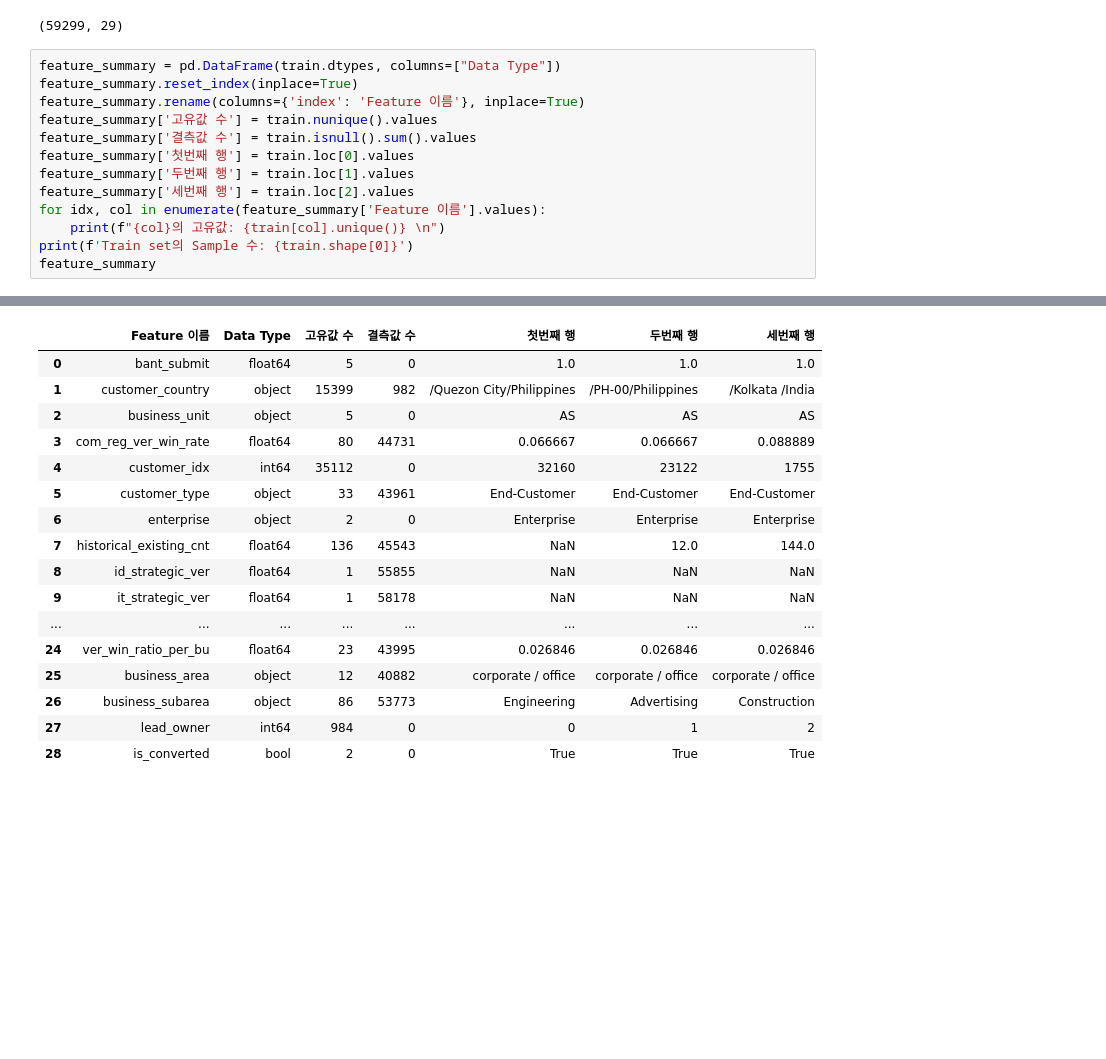
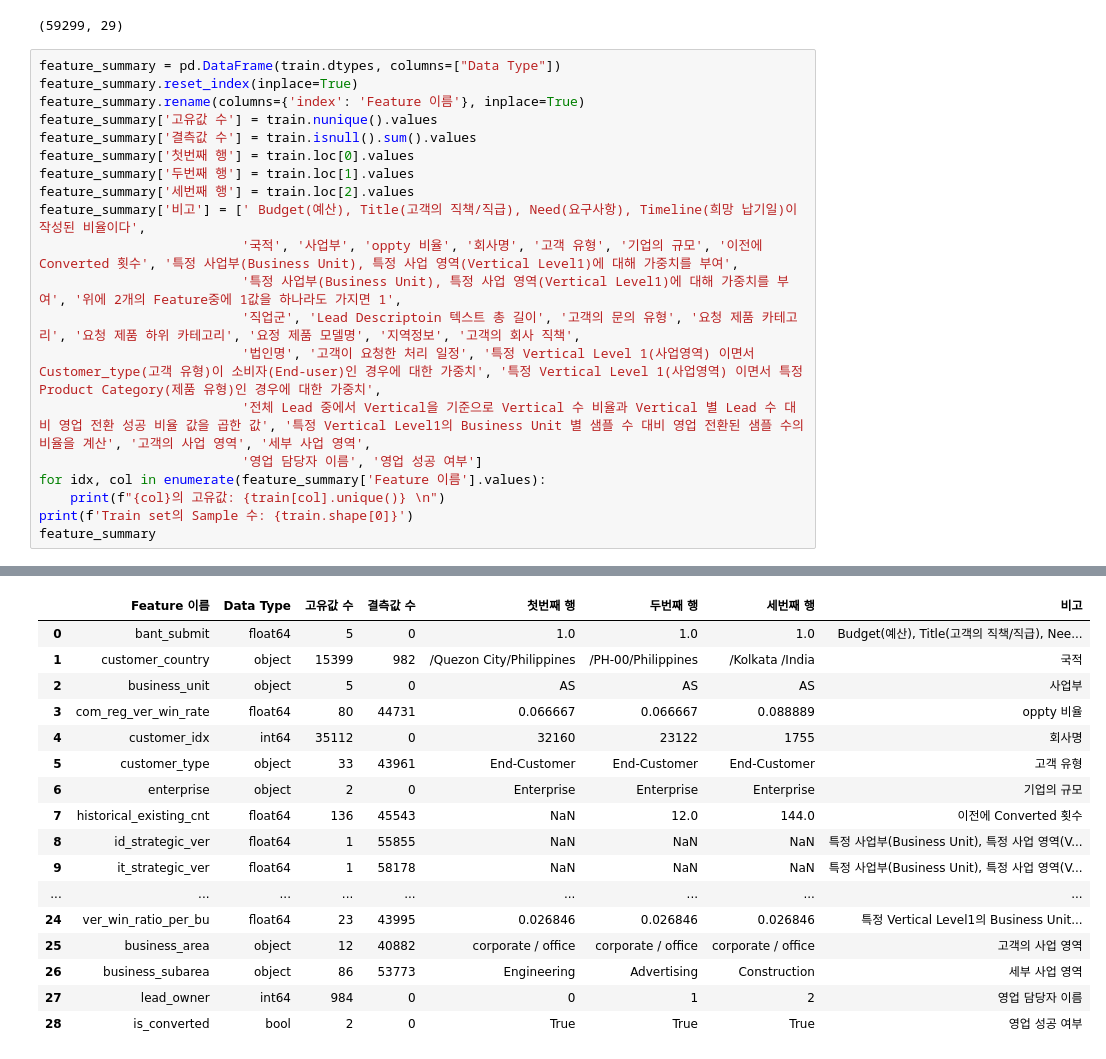
Before and after one commit to Hyeon-kki/LG-Hackathon, a Jupyter notebook: EDA_1.ipynb, the cells around one changed output, grey strips where cells are left out. Saved outputs shown, nothing was run; the diff lists cells and outputs as text; blank space fills up the shorter version.

```diff
--- a/EDA_1.ipynb
+++ b/EDA_1.ipynb
@@ -30,47 +30,54 @@ train.shape
 feature_summary = pd.DataFrame(train.dtypes, columns=["Data Type"])
 feature_summary.reset_index(inplace=True)
 feature_summary.rename(columns={'index': 'Feature 이름'}, inplace=True)
 feature_summary['고유값 수'] = train.nunique().values
 feature_summary['결측값 수'] = train.isnull().sum().values
 feature_summary['첫번째 행'] = train.loc[0].values
 feature_summary['두번째 행'] = train.loc[1].values
 feature_summary['세번째 행'] = train.loc[2].values
+feature_summary['비고'] = [' Budget(예산), Title(고객의 직책/직급), Need(요구사항), Timeline(희망 납기일)이 작성된 비율이다',
+                          '국적', '사업부', 'oppty 비율', '회사명', '고객 유형', '기업의 규모', '이전에 Converted 횟수', '특정 사업부(Business Unit), 특정 사업 영역(Vertical Level1)에 대해 가중치를 부여',
+                          '특정 사업부(Business Unit), 특정 사업 영역(Vertical Level1)에 대해 가중치를 부여', '위에 2개의 Feature중에 1값을 하나라도 가지면 1',
+                          '직업군', 'Lead Descriptoin 텍스트 총 길이', '고객의 문의 유형', '요청 제품 카테고리', '요청 제품 하위 카테고리', '요정 제품 모델명', '지역정보', '고객의 회사 직책',
+                          '법인명', '고객이 요청한 처리 일정', '특정 Vertical Level 1(사업영역) 이면서 Customer_type(고객 유형)이 소비자(End-user)인 경우에 대한 가중치', '특정 Vertical Level 1(사업영역) 이면서 특정 Product Category(제품 유형)인 경우에 대한 가중치',
+                          '전체 Lead 중에서 Vertical을 기준으로 Vertical 수 비율과 Vertical 별 Lead 수 대비 영업 전환 성공 비율 값을 곱한 값', '특정 Vertical Level1의 Business Unit 별 샘플 수 대비 영업 전환된 샘플 수의 비율을 계산', '고객의 사업 영역', '세부 사업 영역',
+                          '영업 담당자 이름', '영업 성공 여부']
 for idx, col in enumerate(feature_summary['Feature 이름'].values):
     print(f"{col}의 고유값: {train[col].unique()} \n")
 print(f'Train set의 Sample 수: {train.shape[0]}')
 feature_summary
 # %% [output]
 bant_submit의 고유값: [1.   0.75 0.5  0.25 0.  ]
 
 customer_country의 고유값: ['/Quezon City/Philippines' '/PH-00/Philippines' '/Kolkata /India' ...
  '/Pisco/Peru' '/santa cruz bolivia/Peru' '/paris/France']
 
 business_unit의 고유값: ['AS' 'ID' 'IT' 'Solution' 'CM']
 
 com_reg_ver_win_rate의 고유값: [0.06666667 0.08888889 0.04081633 0.00393701        nan 0.05753425
  0.075      0.04464286 0.08433735 0.0199005  0.07494867 0.04347826
  0.03119584 0.14705882 0.03305785 0.08069164 0.33333333 0.04310345
  0.11627907 0.01351351 0.04854369 0.01818182 0.01185771 0.21428571
  0.3902439  0.03225806 0.01754386 0.03278689 0.05555556 0.01515152
 ... (1214 lines left out)
 
 is_converted의 고유값: [ True False]
 
 Train set의 Sample 수: 59299
-|  | Feature 이름 | Data Type | 고유값 수 | 결측값 수 | 첫번째 행 | 두번째 행 | 세번째 행 |
-| 0 | bant_submit | float64 | 5 | 0 | 1.0 | 1.0 | 1.0 |
-| 1 | customer_country | object | 15399 | 982 | /Quezon City/Philippines | /PH-00/Philippines | /Kolkata /India |
-| 2 | business_unit | object | 5 | 0 | AS | AS | AS |
-| 3 | com_reg_ver_win_rate | float64 | 80 | 44731 | 0.066667 | 0.066667 | 0.088889 |
-| 4 | customer_idx | int64 | 35112 | 0 | 32160 | 23122 | 1755 |
-| 5 | customer_type | object | 33 | 43961 | End-Customer | End-Customer | End-Customer |
-| 6 | enterprise | object | 2 | 0 | Enterprise | Enterprise | Enterprise |
-| 7 | historical_existing_cnt | float64 | 136 | 45543 | NaN | 12.0 | 144.0 |
-| 8 | id_strategic_ver | float64 | 1 | 55855 | NaN | NaN | NaN |
-| 9 | it_strategic_ver | float64 | 1 | 58178 | NaN | NaN | NaN |
-| ... | ... | ... | ... | ... | ... | ... | ... |
-| 24 | ver_win_ratio_per_bu | float64 | 23 | 43995 | 0.026846 | 0.026846 | 0.026846 |
-| 25 | business_area | object | 12 | 40882 | corporate / office | corporate / office | corporate / office |
-| 26 | business_subarea | object | 86 | 53773 | Engineering | Advertising | Construction |
-| 27 | lead_owner | int64 | 984 | 0 | 0 | 1 | 2 |
-| 28 | is_converted | bool | 2 | 0 | True | True | True |
+|  | Feature 이름 | Data Type | 고유값 수 | 결측값 수 | 첫번째 행 | 두번째 행 | 세번째 행 | 비고 |
+| 0 | bant_submit | float64 | 5 | 0 | 1.0 | 1.0 | 1.0 | Budget(예산), Title(고객의 직책/직급), Nee... |
+| 1 | customer_country | object | 15399 | 982 | /Quezon City/Philippines | /PH-00/Philippines | /Kolkata /India | 국적 |
+| 2 | business_unit | object | 5 | 0 | AS | AS | AS | 사업부 |
+| 3 | com_reg_ver_win_rate | float64 | 80 | 44731 | 0.066667 | 0.066667 | 0.088889 | oppty 비율 |
+| 4 | customer_idx | int64 | 35112 | 0 | 32160 | 23122 | 1755 | 회사명 |
+| 5 | customer_type | object | 33 | 43961 | End-Customer | End-Customer | End-Customer | 고객 유형 |
+| 6 | enterprise | object | 2 | 0 | Enterprise | Enterprise | Enterprise | 기업의 규모 |
+| 7 | historical_existing_cnt | float64 | 136 | 45543 | NaN | 12.0 | 144.0 | 이전에 Converted 횟수 |
+| 8 | id_strategic_ver | float64 | 1 | 55855 | NaN | NaN | NaN | 특정 사업부(Business Unit), 특정 사업 영역(V... |
+| 9 | it_strategic_ver | float64 | 1 | 58178 | NaN | NaN | NaN | 특정 사업부(Business Unit), 특정 사업 영역(V... |
+| ... | ... | ... | ... | ... | ... | ... | ... | ... |
+| 24 | ver_win_ratio_per_bu | float64 | 23 | 43995 | 0.026846 | 0.026846 | 0.026846 | 특정 Vertical Level1의 Business Unit... |
+| 25 | business_area | object | 12 | 40882 | corporate / office | corporate / office | corporate / office | 고객의 사업 영역 |
+| 26 | business_subarea | object | 86 | 53773 | Engineering | Advertising | Construction | 세부 사업 영역 |
+| 27 | lead_owner | int64 | 984 | 0 | 0 | 1 | 2 | 영업 담당자 이름 |
+| 28 | is_converted | bool | 2 | 0 | True | True | True | 영업 성공 여부 |
```
Also changed, not shown: parts of 8 cells of this notebook.
